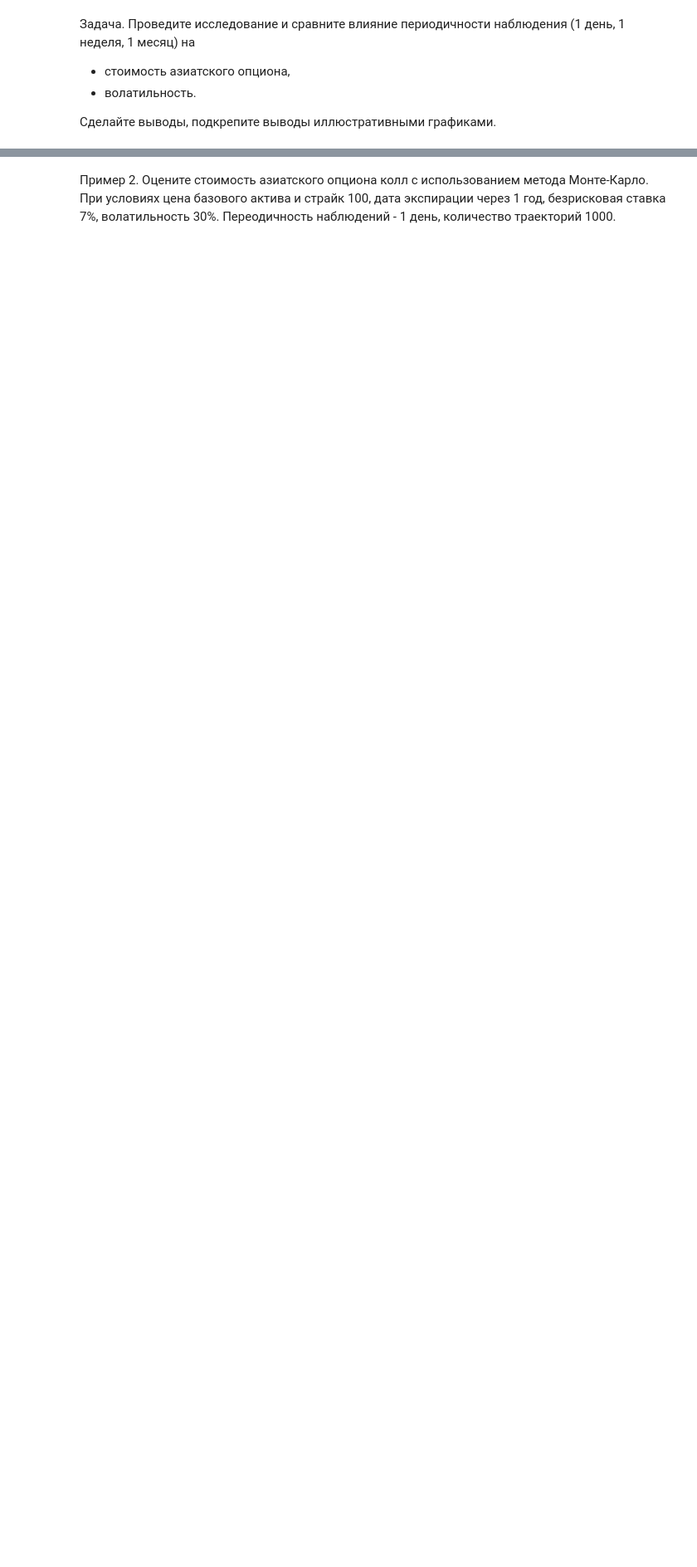
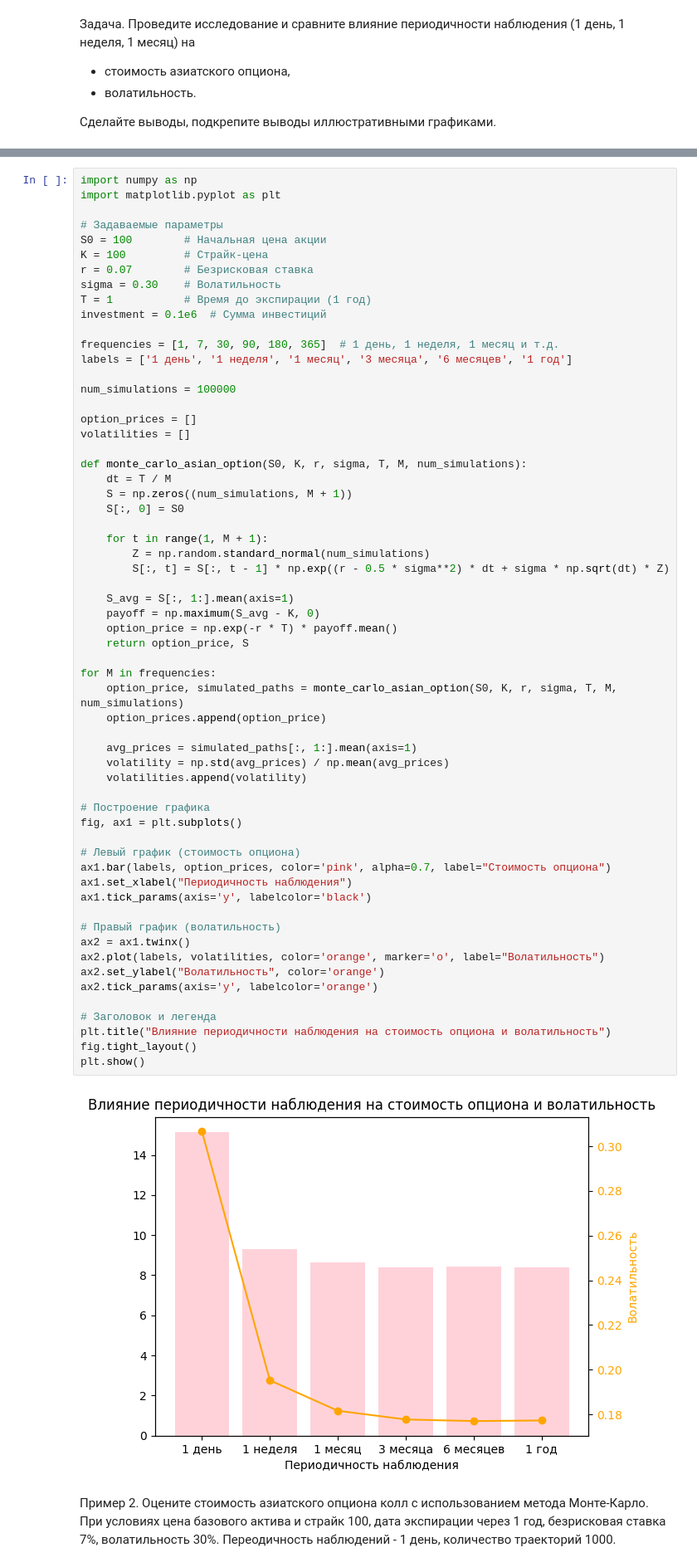
Before and after one commit to MiromanovDaniil/GSFP-labs, a Jupyter notebook: lab_2c_GSFP.ipynb, the cells around one changed output, grey strips where cells are left out. Shown: that part at 83% size. Saved outputs shown, nothing was run; the diff lists cells and outputs as text; blank space fills up the shorter version.

```diff
--- a/lab_2c_GSFP.ipynb
+++ b/lab_2c_GSFP.ipynb
@@ -260,3 +210,65 @@ print(f"Средняя выплата по опциону Call: {np.mean(call_pa
+# %%
+import numpy as np
+import matplotlib.pyplot as plt
+
+# Задаваемые параметры
+S0 = 100        # Начальная цена акции
+K = 100         # Страйк-цена
+r = 0.07        # Безрисковая ставка
+sigma = 0.30    # Волатильность
+T = 1           # Время до экспирации (1 год)
+investment = 0.1e6  # Сумма инвестиций
+
+frequencies = [1, 7, 30, 90, 180, 365]  # 1 день, 1 неделя, 1 месяц и т.д.
+labels = ['1 день', '1 неделя', '1 месяц', '3 месяца', '6 месяцев', '1 год']
+
+num_simulations = 100000
+
+option_prices = []
+volatilities = []
+
+def monte_carlo_asian_option(S0, K, r, sigma, T, M, num_simulations):
+    dt = T / M
+    S = np.zeros((num_simulations, M + 1))
+    S[:, 0] = S0
+
+    for t in range(1, M + 1):
+        Z = np.random.standard_normal(num_simulations)
+        S[:, t] = S[:, t - 1] * np.exp((r - 0.5 * sigma**2) * dt + sigma * np.sqrt(dt) * Z)
+
+    S_avg = S[:, 1:].mean(axis=1)
+    payoff = np.maximum(S_avg - K, 0)
+    option_price = np.exp(-r * T) * payoff.mean()
+    return option_price, S
+
+for M in frequencies:
+    option_price, simulated_paths = monte_carlo_asian_option(S0, K, r, sigma, T, M, num_simulations)
+    option_prices.append(option_price)
+
+    avg_prices = simulated_paths[:, 1:].mean(axis=1)
+    volatility = np.std(avg_prices) / np.mean(avg_prices)
+    volatilities.append(volatility)
+
+# Построение графика
+fig, ax1 = plt.subplots()
+
+# Левый график (стоимость опциона)
+ax1.bar(labels, option_prices, color='pink', alpha=0.7, label="Стоимость опциона")
+ax1.set_xlabel("Периодичность наблюдения")
+ax1.tick_params(axis='y', labelcolor='black')
+
+# Правый график (волатильность)
+ax2 = ax1.twinx()
+ax2.plot(labels, volatilities, color='orange', marker='o', label="Волатильность")
+ax2.set_ylabel("Волатильность", color='orange')
+ax2.tick_params(axis='y', labelcolor='orange')
+
+# Заголовок и легенда
+plt.title("Влияние периодичности наблюдения на стоимость опциона и волатильность")
+fig.tight_layout()
+plt.show()
+# %% [output]
+[figure, added]
 # %% [markdown]
 Пример 2. Оцените стоимость азиатского опциона колл с использованием метода Монте-Карло. При условиях цена базового актива и страйк 100, дата экспирации через 1 год, безрисковая ставка 7%, волатильность 30%. Переодичность наблюдений - 1 день, количество траекторий 1000.
 # %%
```
Also changed, not shown: parts of 14 cells of this notebook.
